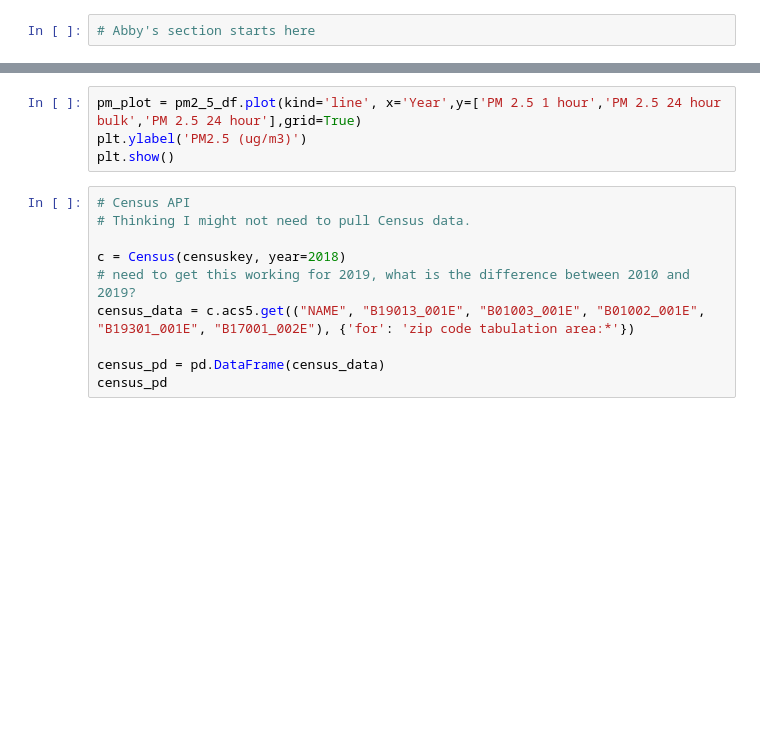
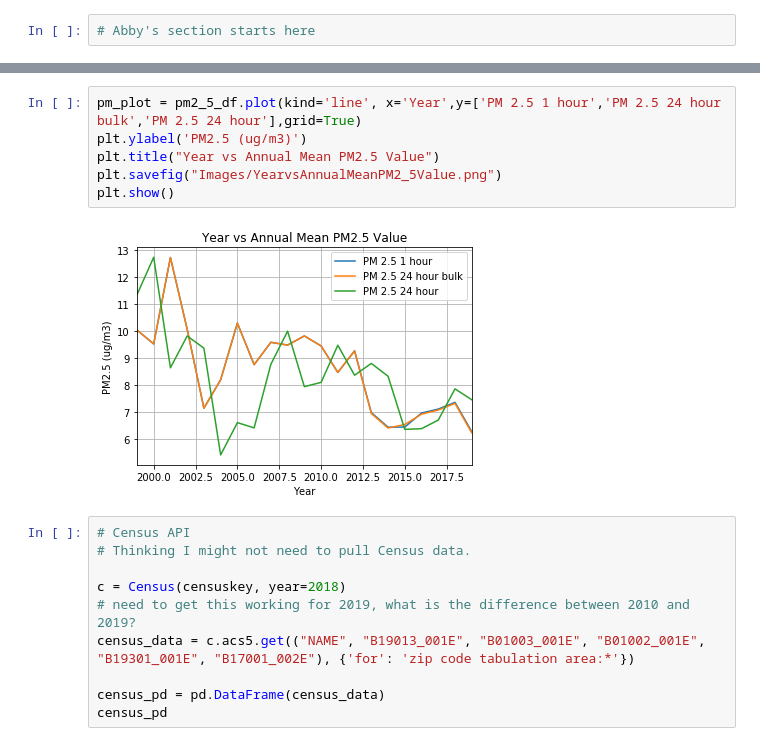
Before and after one commit to abbylemon/fake-news, a Jupyter notebook: AirQuality.ipynb, the cells around one changed output, grey strips where cells are left out. Drawn from its saved outputs; the diff is of its cells as text; blank space fills up the shorter version.

Commit message:
adding image

```diff
--- a/AirQuality.ipynb
+++ b/AirQuality.ipynb
@@ -113,7 +190,11 @@ pm2_5_df
 # %%
 pm_plot = pm2_5_df.plot(kind='line', x='Year',y=['PM 2.5 1 hour','PM 2.5 24 hour bulk','PM 2.5 24 hour'],grid=True)
 plt.ylabel('PM2.5 (ug/m3)')
+plt.title("Year vs Annual Mean PM2.5 Value")
+plt.savefig("Images/YearvsAnnualMeanPM2_5Value.png")
 plt.show()
+# %% [output]
+[figure, added]
 # %%
 # Census API
 # Thinking I might not need to pull Census data.
```
Also changed, not shown: parts of 5 cells of this notebook, 1 other file.
